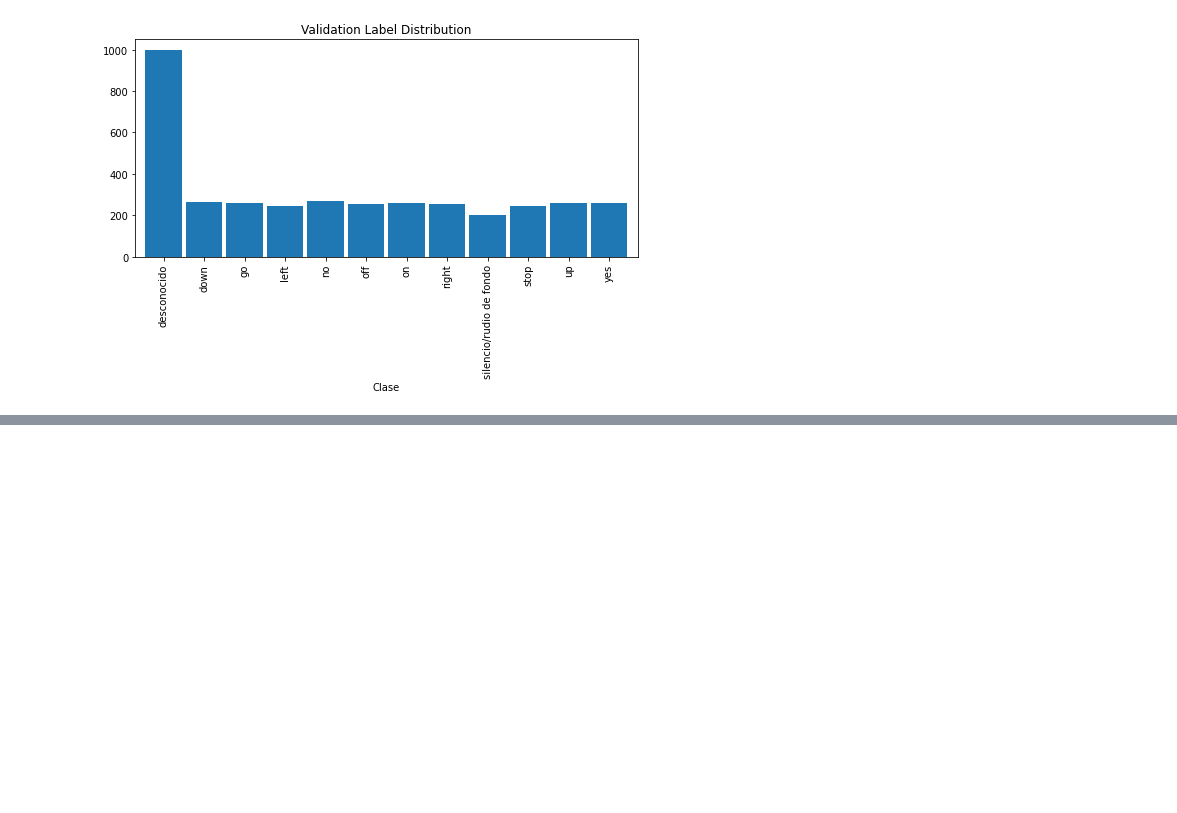
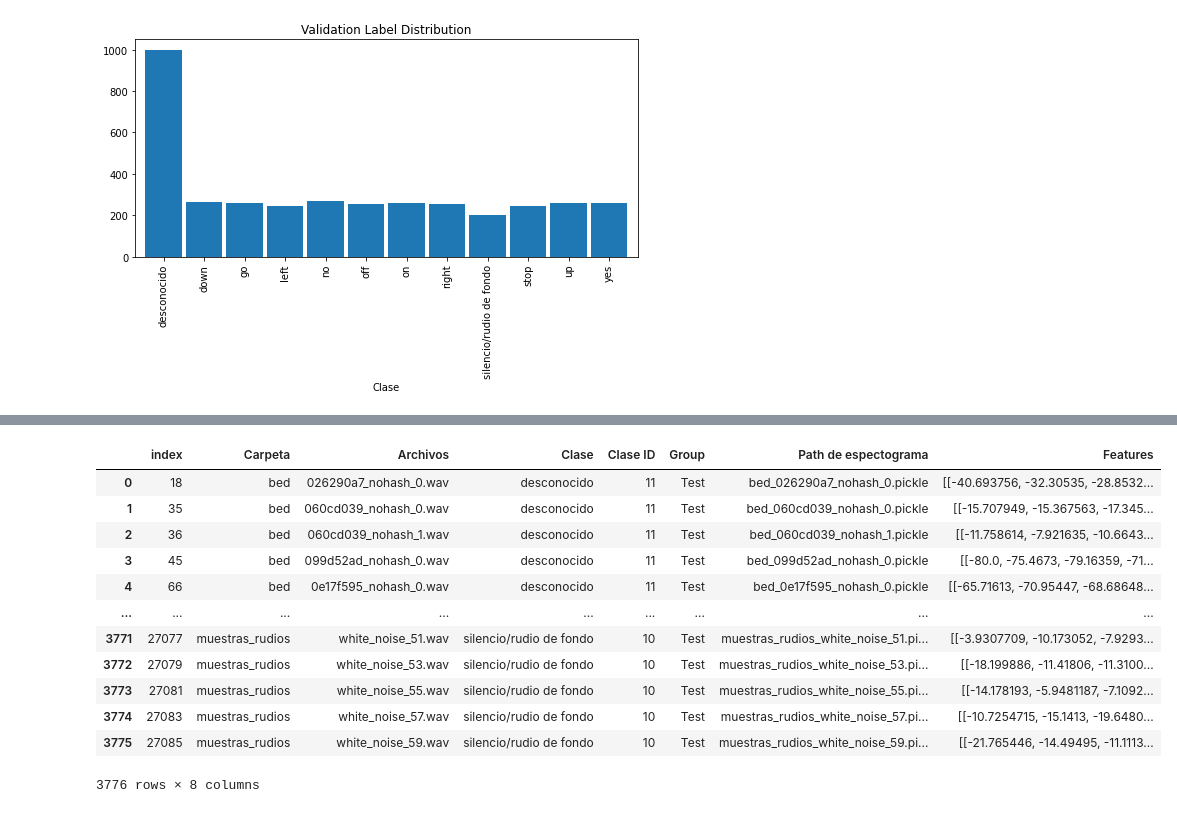
Before and after one commit to coursesmichaelgruner/dsp-3-2022-proyecto2-a, a Jupyter notebook: proyecto.ipynb, the cells around one changed output, grey strips where cells are left out. Drawn from its saved outputs; the diff is of its cells as text; code cells hidden in the pictures; blank space fills up the shorter version.

```diff
--- a/proyecto.ipynb
+++ b/proyecto.ipynb
@@ -661,0 +674,8 @@ freq['index'].plot(kind = 'bar',
+# %%
+test = []
+for i in range(len(df1_test['Clase'])):
+    path_spect = 'espectogramas' + '/' + df1_test['Path de espectograma'][i]
+    spec = writeSpectogram(path_spect)
+    test.append(spec)
+
+df1_test['Features'] = test
@@ -661,0 +701,16 @@ freq['index'].plot(kind = 'bar',
+# %%
+df1_test
+# %% [output]
+|  | index | Carpeta | Archivos | Clase | Clase ID | Group | Path de espectograma | Features |
+| 0 | 18 | bed | 026290a7_nohash_0.wav | desconocido | 11 | Test | bed_026290a7_nohash_0.pickle | [[-40.693756, -32.30535, -28.8532... |
+| 1 | 35 | bed | 060cd039_nohash_0.wav | desconocido | 11 | Test | bed_060cd039_nohash_0.pickle | [[-15.707949, -15.367563, -17.345... |
+| 2 | 36 | bed | 060cd039_nohash_1.wav | desconocido | 11 | Test | bed_060cd039_nohash_1.pickle | [[-11.758614, -7.921635, -10.6643... |
+| 3 | 45 | bed | 099d52ad_nohash_0.wav | desconocido | 11 | Test | bed_099d52ad_nohash_0.pickle | [[-80.0, -75.4673, -79.16359, -71... |
+| 4 | 66 | bed | 0e17f595_nohash_0.wav | desconocido | 11 | Test | bed_0e17f595_nohash_0.pickle | [[-65.71613, -70.95447, -68.68648... |
+| ... | ... | ... | ... | ... | ... | ... | ... | ... |
+| 3771 | 27077 | muestras_rudios | white_noise_51.wav | silencio/rudio de fondo | 10 | Test | muestras_rudios_white_noise_51.pi... | [[-3.9307709, -10.173052, -7.9293... |
+| 3772 | 27079 | muestras_rudios | white_noise_53.wav | silencio/rudio de fondo | 10 | Test | muestras_rudios_white_noise_53.pi... | [[-18.199886, -11.41806, -11.3100... |
+| 3773 | 27081 | muestras_rudios | white_noise_55.wav | silencio/rudio de fondo | 10 | Test | muestras_rudios_white_noise_55.pi... | [[-14.178193, -5.9481187, -7.1092... |
+| 3774 | 27083 | muestras_rudios | white_noise_57.wav | silencio/rudio de fondo | 10 | Test | muestras_rudios_white_noise_57.pi... | [[-10.7254715, -15.1413, -19.6480... |
+| 3775 | 27085 | muestras_rudios | white_noise_59.wav | silencio/rudio de fondo | 10 | Test | muestras_rudios_white_noise_59.pi... | [[-21.765446, -14.49495, -11.1113... |
+3776 rows × 8 columns
```
Also changed, not shown: parts of 6 cells of this notebook, 1 other file.
